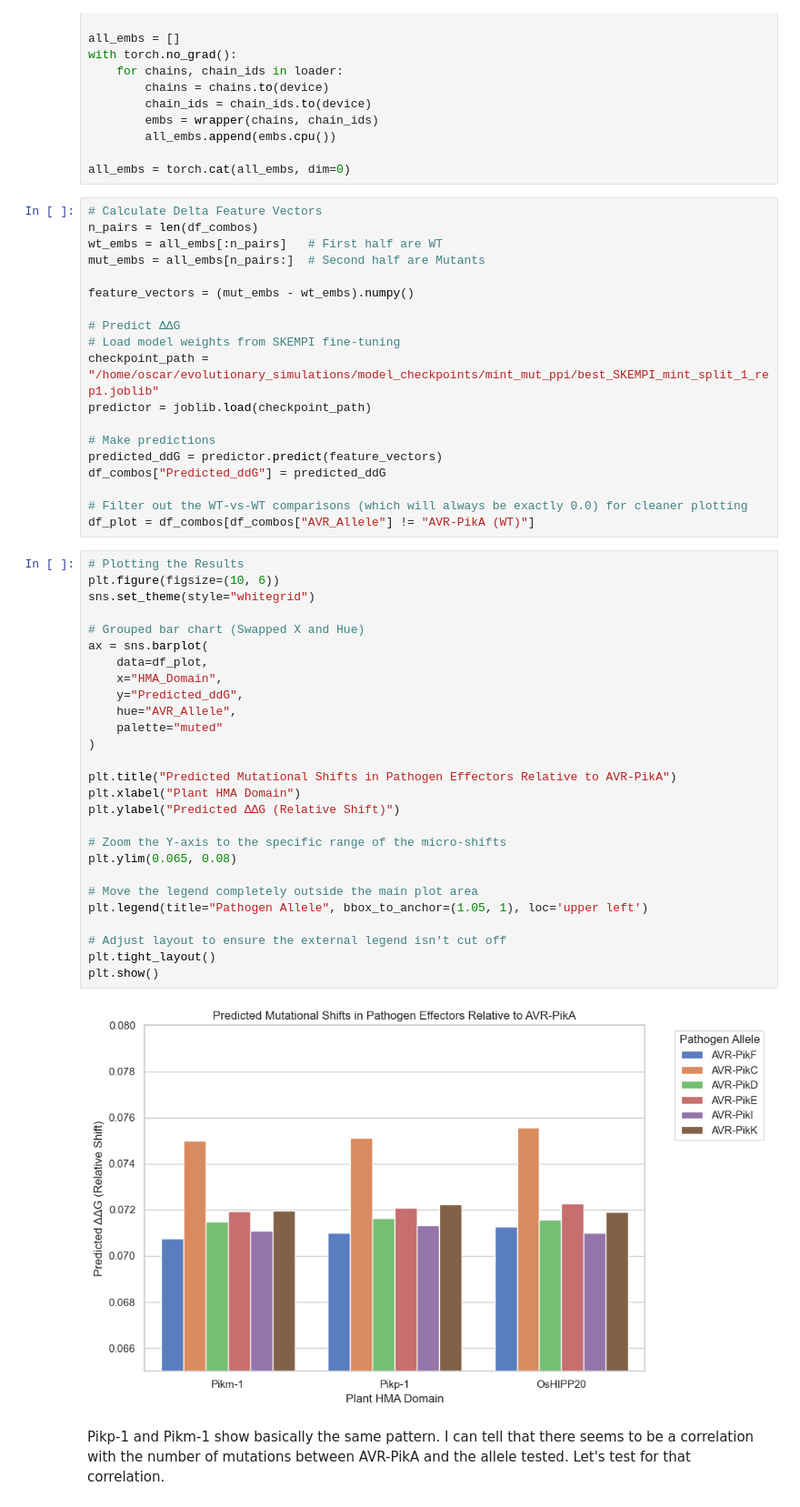
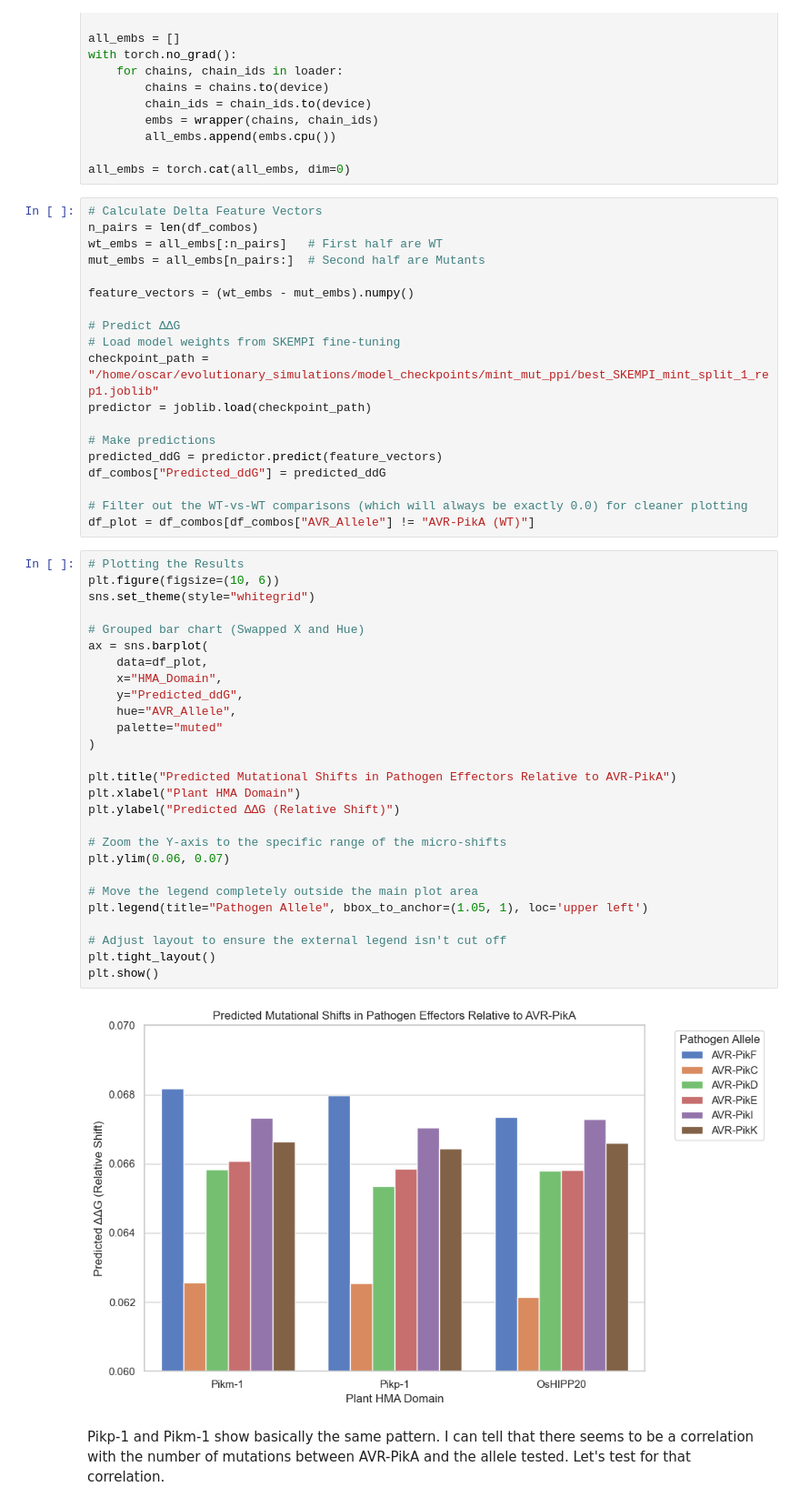
Before and after one commit to odgarrett/evolutionary_simulations, a Jupyter notebook: ddG_mint_prediction/ddG_mint_prediction.ipynb, the cells around one changed output. Shown at 91% size. Drawn from its saved outputs; the diff is of its cells as text.

Commit message:
Correct feature vector calculation for ddG prediction

```diff
--- a/ddG_mint_prediction/ddG_mint_prediction.ipynb
+++ b/ddG_mint_prediction/ddG_mint_prediction.ipynb
@@ -99,7 +101,7 @@ n_pairs = len(df_combos)
 wt_embs = all_embs[:n_pairs]   # First half are WT
 mut_embs = all_embs[n_pairs:]  # Second half are Mutants
 
-feature_vectors = (mut_embs - wt_embs).numpy()
+feature_vectors = (wt_embs - mut_embs).numpy()
 
 # Predict ΔΔG
 # Load model weights from SKEMPI fine-tuning
@@ -115,32 +117,32 @@ df_plot = df_combos[df_combos["AVR_Allele"] != "AVR-PikA (WT)"]
 # %%
 # Plotting the Results
 plt.figure(figsize=(10, 6))
 sns.set_theme(style="whitegrid")
 
 # Grouped bar chart (Swapped X and Hue)
 ax = sns.barplot(
     data=df_plot,
     x="HMA_Domain",
     y="Predicted_ddG",
     hue="AVR_Allele",
     palette="muted"
 )
 
 plt.title("Predicted Mutational Shifts in Pathogen Effectors Relative to AVR-PikA")
 plt.xlabel("Plant HMA Domain")
 plt.ylabel("Predicted ΔΔG (Relative Shift)")
 
 # Zoom the Y-axis to the specific range of the micro-shifts
-plt.ylim(0.065, 0.08)
+plt.ylim(0.06, 0.07)
 
 # Move the legend completely outside the main plot area
 plt.legend(title="Pathogen Allele", bbox_to_anchor=(1.05, 1), loc='upper left')
 
 # Adjust layout to ensure the external legend isn't cut off
 plt.tight_layout()
 plt.show()
 # %% [output]
-[figure, old version]
+[figure, new version]
 # %% [markdown]
 Pikp-1 and Pikm-1 show basically the same pattern. I can tell that there seems to be a correlation with the number of mutations between AVR-PikA and the allele tested. Let's test for that correlation.
 # %%
```
Also changed, not shown: parts of 3 cells of this notebook.
